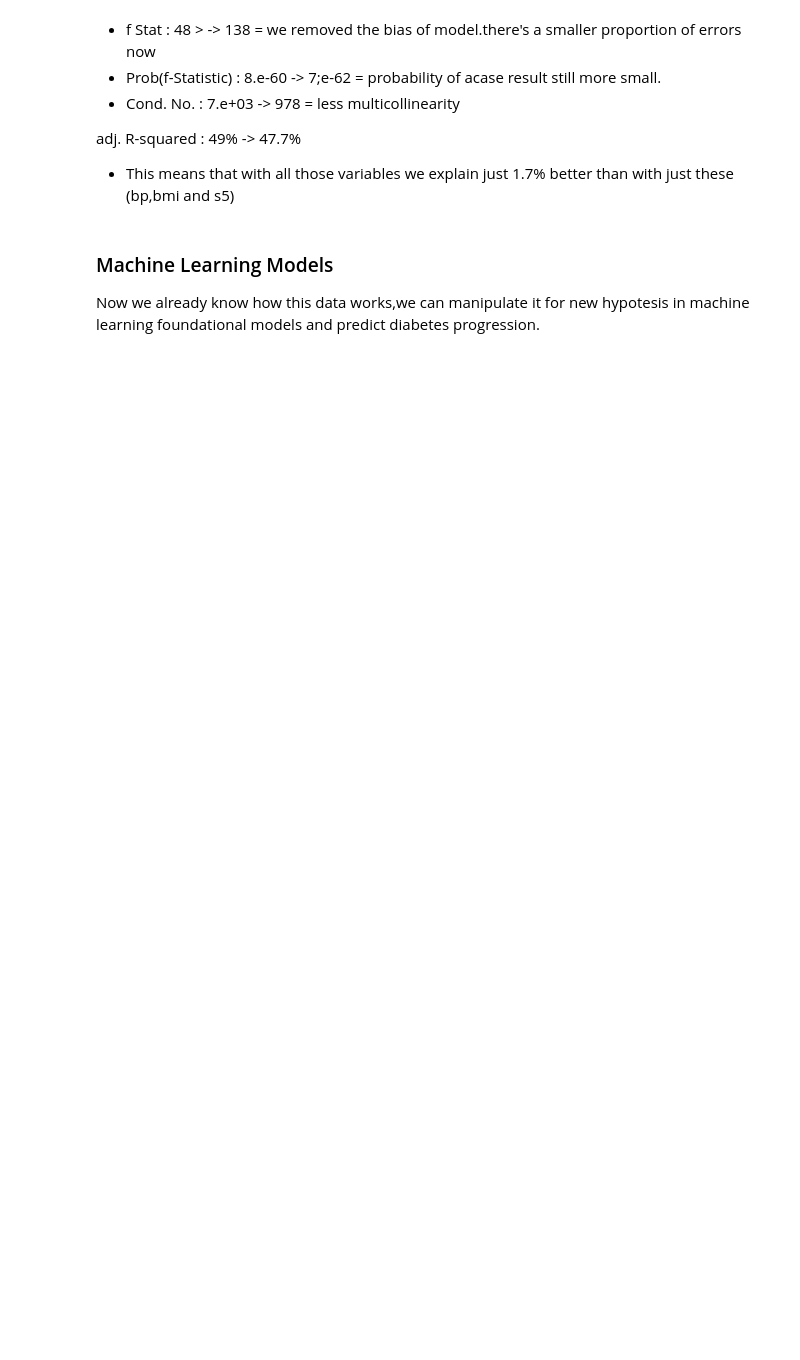
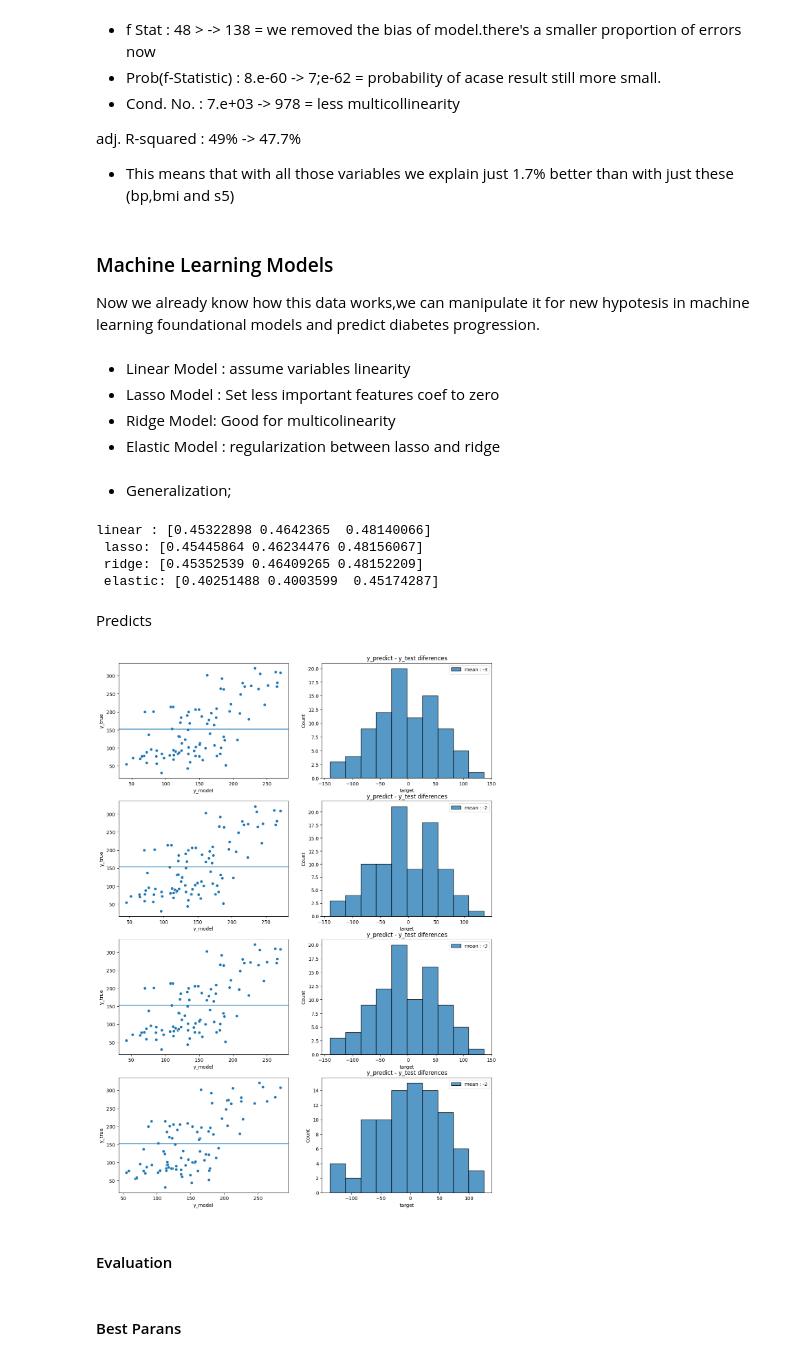
Before and after one commit to roossqg/-Data-Science-Hub, a Jupyter notebook: Models_and_Data/Math_teory/diabetes.ipynb, the cells around one changed output. Cells and saved outputs as stored; diff of their text form; code cells hidden in the pictures; blank space fills up the shorter version.

```diff
--- a/Models_and_Data/Math_teory/diabetes.ipynb
+++ b/Models_and_Data/Math_teory/diabetes.ipynb
@@ -545,0 +554,80 @@ Now we already know how this data works,we can manipulate it for new hypotesis i
+# %% [markdown]
+- Linear Model : assume variables linearity
+- Lasso Model : Set less important features coef to zero
+- Ridge Model: Good for multicolinearity
+- Elastic Model : regularization between lasso and ridge
+# %%
+#Linear Regression
+from sklearn.linear_model import LinearRegression,Lasso,Ridge,ElasticNet
+
+linear_m = LinearRegression()
+lasso_m = Lasso(random_state=22)
+ridge_m = Ridge(solver='cholesky')
+elastic_m = ElasticNet(l1_ratio=0.5)
+
+linear_m.fit(x_train,y_train)
+lasso_m.fit(x_train,y_train)
+ridge_m.fit(x_train,y_train)
+elastic_m.fit(x_train,y_train)
+
+
+y_linear = linear_m.predict(x_test)
+y_lasso = lasso_m.predict(x_test)
+y_ridge = ridge_m.predict(x_test)
+y_elastic = elastic_m.predict(x_test)
+# %% [markdown]
+- Generalization;
+# %%
+#evaluations:
+from sklearn.model_selection import cross_val_score
+
+#universal test for all models
+
+linear_score = cross_val_score(linear_m,x_train,y_train,cv=3,
+                            scoring='r2')
+
+lasso_score = cross_val_score(lasso_m,x_train,y_train,cv=3,
+                            scoring='r2')
+
+ridge_score = cross_val_score(ridge_m,x_train,y_train,cv=3,
+                            scoring='r2')
+
+elastic_score = cross_val_score(elastic_m,x_train,y_train,cv=3,
+                            scoring='r2')
+
+print(f'linear : {linear_score} \n lasso: {lasso_score} \n ridge: {ridge_score} \n elastic: {elastic_score}')
+# %% [output]
+linear : [0.45322898 0.4642365  0.48140066]
+ lasso: [0.45445864 0.46234476 0.48156067]
+ ridge: [0.45352539 0.46409265 0.48152209]
+ elastic: [0.40251488 0.4003599  0.45174287]
+# %% [markdown]
+Predicts
+# %%
+data = [y_linear,y_lasso,y_ridge,y_elastic]
+
+plt.figure(figsize=(14,20))
+
+m=1
+for x in data:
+
+    plt.subplot(4,2,m)
+    sns.scatterplot(x=x,y=y_test)
+    plt.axhline(y_test.mean())
+    plt.xlabel('y_model')
+    plt.ylabel('y_true')
+
+    plt.subplot(4,2,m+1)
+    sns.histplot(x=x-y_test,bins=10,label=f'mean : {int((x-y_test).mean())}')
+    plt.legend()
+    plt.title('y_predict - y_test diferences')
+
+    m+=2
+
+plt.show()
+# %% [output]
+[figure, added]
+# %% [markdown]
+#### Evaluation
+# %% [markdown]
+#### Best Parans
```
Also changed, not shown: parts of 8 cells of this notebook.
